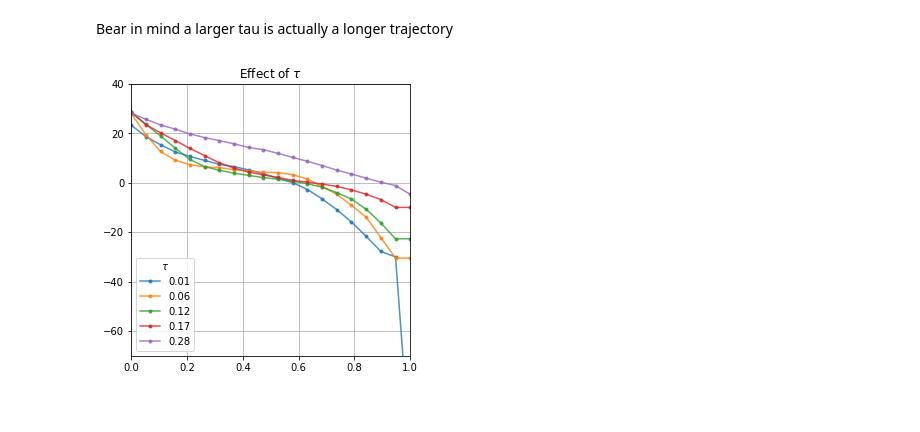
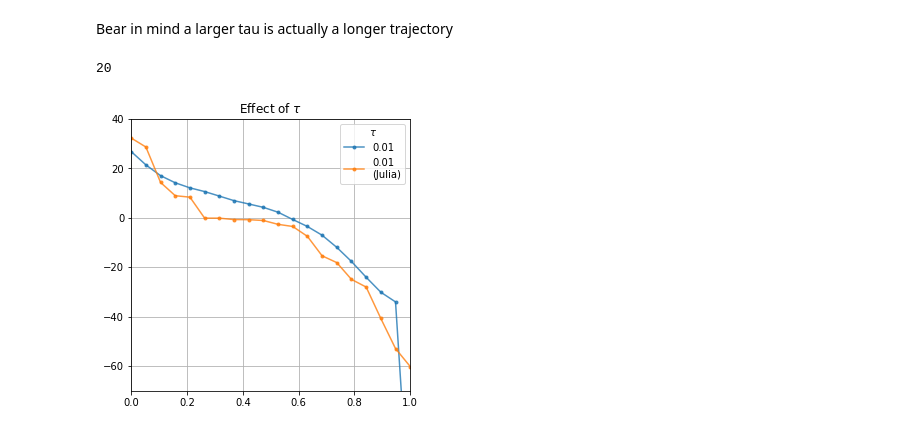
Before and after one commit to CalvinNesbitt/Lorenz-96-Two-Layer, a Jupyter notebook: tau-small-plots.ipynb, the cells around one changed output. Cells and saved outputs as stored; diff of their text form; code cells hidden in the pictures.

```diff
--- a/tau-small-plots.ipynb
+++ b/tau-small-plots.ipynb
@@ -10,7 +12,9 @@ import ginelli_plot as ginplt
 from tqdm.notebook import tqdm
 import os
 # %%
-directory = 'tau-small-test'
+# Opening Data
+
+directory = 'tau-julia-comparison'
 files = os.listdir(directory)
 files.sort()
 tau_test=[]
@@ -18,6 +22,9 @@ for experiment in tqdm(files):
     ds = xr.open_mfdataset(directory + f'/{experiment}/'
                            + 'step5/*.nc', parallel=True, combine='by_coords', concat_dim='time')
     tau_test.append(ds)
+
+julia_data = xr.open_dataset('lyap44.jld2')['lambda'].values
+sorted_julia = np.flip(np.sort(julia_data))
 # %%
 # Plotting Spectra
 
@@ -46,17 +49,20 @@ Bear in mind a larger tau is actually a longer trajectory
 # %%
 fig, ax = plt.subplots()
 fig.set_size_inches(5, 5)
 ax.set_xlim((0, 1))
 ax.set_ylim((-70, 40))
 ax.grid()
 ax.set_title(f'Effect of $\\tau$')
 
 for data in tau_test:
     spectra = ginplt.spectra(data)
+    print(len(spectra))
     sorted_spec = np.flip(np.sort(spectra.values))
     ax.plot(np.linspace(0, 1, len(spectra)), sorted_spec, '.-', alpha=0.8, label=f'{data.tau:.2f}')
 
+ax.plot(np.linspace(0, 1, len(spectra)), sorted_julia, '.-', alpha=0.8, label='0.01\n(Julia)')
 ax.legend(title='$\\tau$')
 fig.show()
 # %% [output]
+20
-[figure, old version]
+[figure, new version]
```
Also changed, not shown: parts of 3 cells of this notebook, 5 other files.
